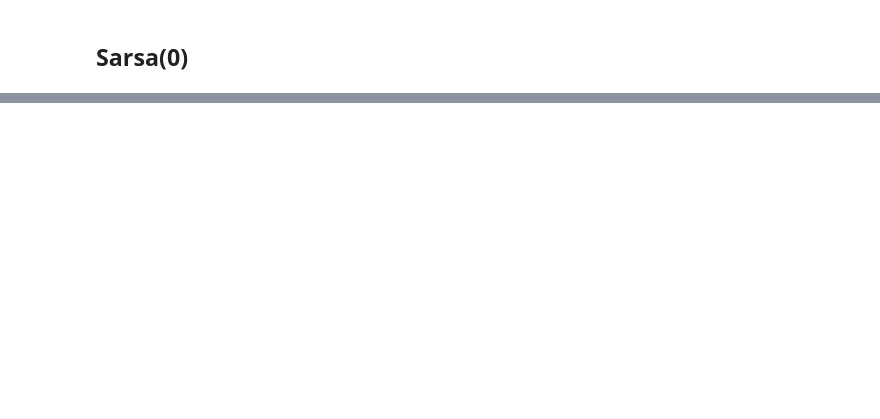
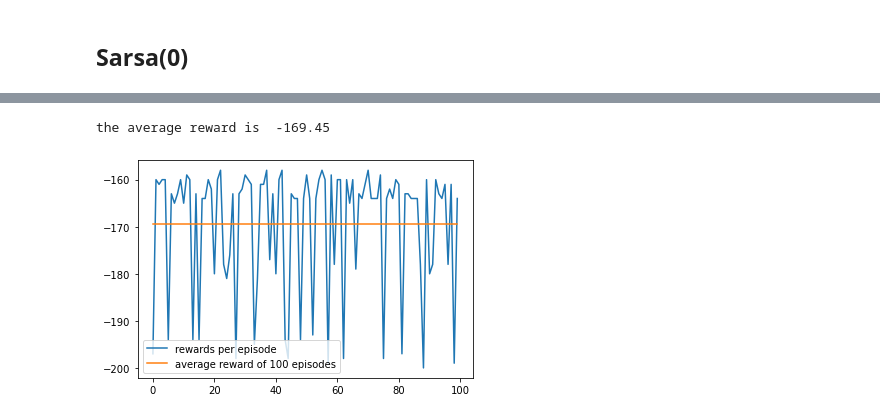
Before and after one commit to Xiaolumang/SIT_796_RL, a Jupyter notebook: task_7_1D.ipynb, the cells around one changed output, grey strips where cells are left out. Saved outputs shown, nothing was run; the diff lists cells and outputs as text; code cells hidden in the pictures; blank space fills up the shorter version.

```diff
--- a/task_7_1D.ipynb
+++ b/task_7_1D.ipynb
@@ -232,0 +287,5 @@ show_videos(env)
+# %%
+# show video for one episode
+!rm ./vid/*.*
+env,rewards = run_model(model_sarsa_0,True)
+show_videos(env)
@@ -232,0 +296,18 @@ show_videos(env)
+# %%
+def Sarsa_lambda(lmda):
+  gamma = 0.9
+  numEpisodes = 10000
+  lmda = lmda
+  epsilon = 0.1
+  env = gym.make('MountainCar-v0')
+  tile = tile_encoding(4, 18)
+  model_sarsa_lambda = Model(env.action_space.n,trace=True)
+
+  for episode in range(1,numEpisodes+1):
+    if episode %2000 == 0:
+      print(episode)
+    train_model( model_sarsa_lambda,env, gamma, epsilon,lmda,True)
+    epsilon = 0.95 * epsilon
+  return model_sarsa_lambda
+# %%
+model_sarsa_0_3 = Sarsa_lambda(0.3)
@@ -232,0 +322,6 @@ show_videos(env)
+# %%
+total_rewards_per_episode_sarsa_1 = run_episodes(model_sarsa_0_3)
+plot_episodes(total_rewards_per_episode_sarsa_1)
+# %% [output]
+the average reward is  -169.45
+[figure, added]
```
Also changed, not shown: parts of 26 cells of this notebook.
